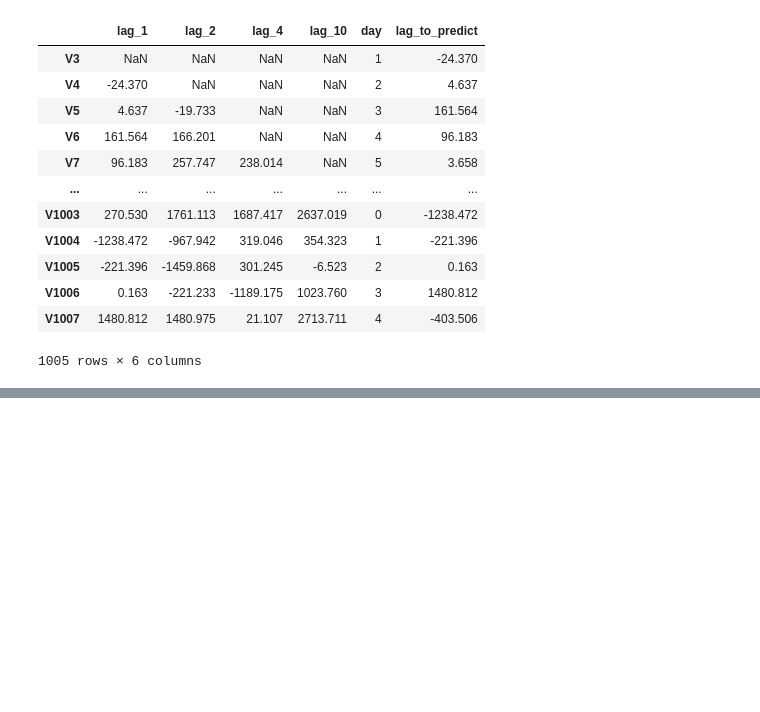
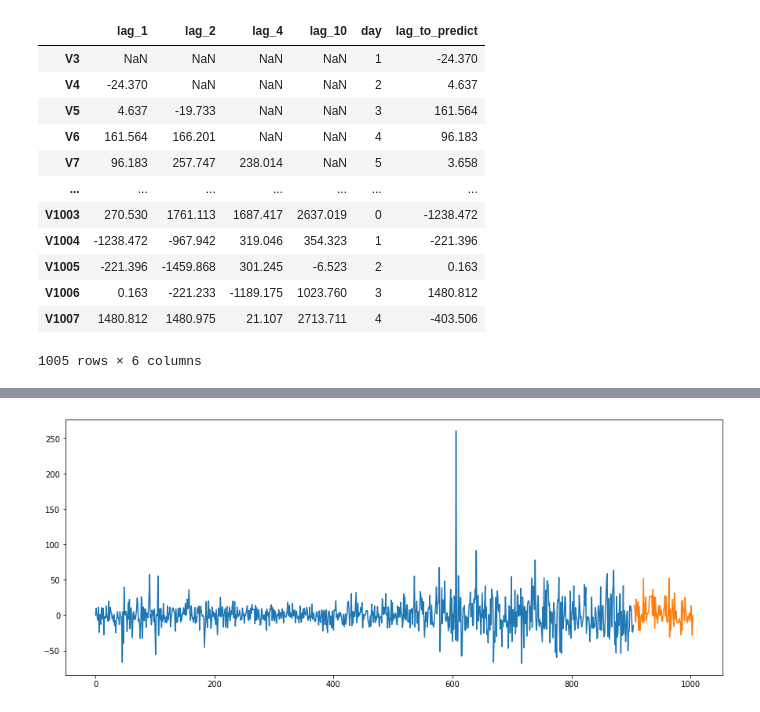
Before and after one commit to radulucaciu/xgb_forecast, a Jupyter notebook: xgb_forecast.ipynb, the cells around one changed output, grey strips where cells are left out. Drawn from its saved outputs; the diff is of its cells as text; code cells hidden in the pictures; blank space fills up the shorter version.

```diff
--- a/xgb_forecast.ipynb
+++ b/xgb_forecast.ipynb
@@ -98,9 +98,9 @@ f
 def train_xgb(df, in_sample_validation=False):
     xgb_reg_params = {
     #         'learning_rate':    hp.choice('learning_rate',    np.arange(0.05, 0.31, 0.1)),
-        'learning_rate': 0.01,
+        'learning_rate': 1,
         'max_depth':        40,
-        'early_stopping_rounds': 100,
+        'early_stopping_rounds': 10000,
         'eval_metric': 'rmse',
         'n_estimators': 100,
     }
@@ -195,0 +258,20 @@ get_ts(full_df, 0).plot()
+# %%
+# exploratory eda
+df = get_ts(full_df, 1)
+
+lgs = get_features_from_lags(df)
+
+test_size = 100
+train_df = lgs[:-test_size]
+test_df = lgs[-test_size:].copy()
+
+model = train_xgb(train_df)
+test_df['yhat'] = predict_xgb(test_df.drop(['lag_to_predict'], axis=1), model)
+
+x = np.arange(df.shape[0] - 1)
+plt.figure(figsize=(15,6))
+plt.plot(x[:-test_size], train_df['lag_to_predict'])
+plt.plot(x[-test_size:], test_df['yhat'])
+plt.show()
+# %% [output]
+[figure, added]
```
Also changed, not shown: parts of 7 cells of this notebook.
